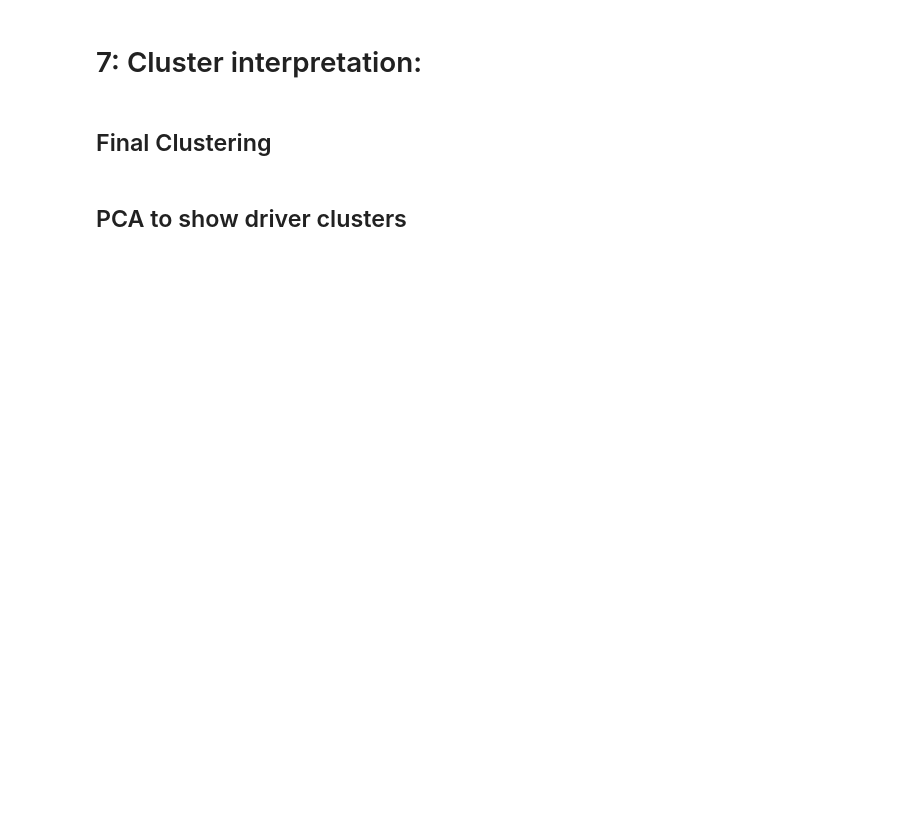
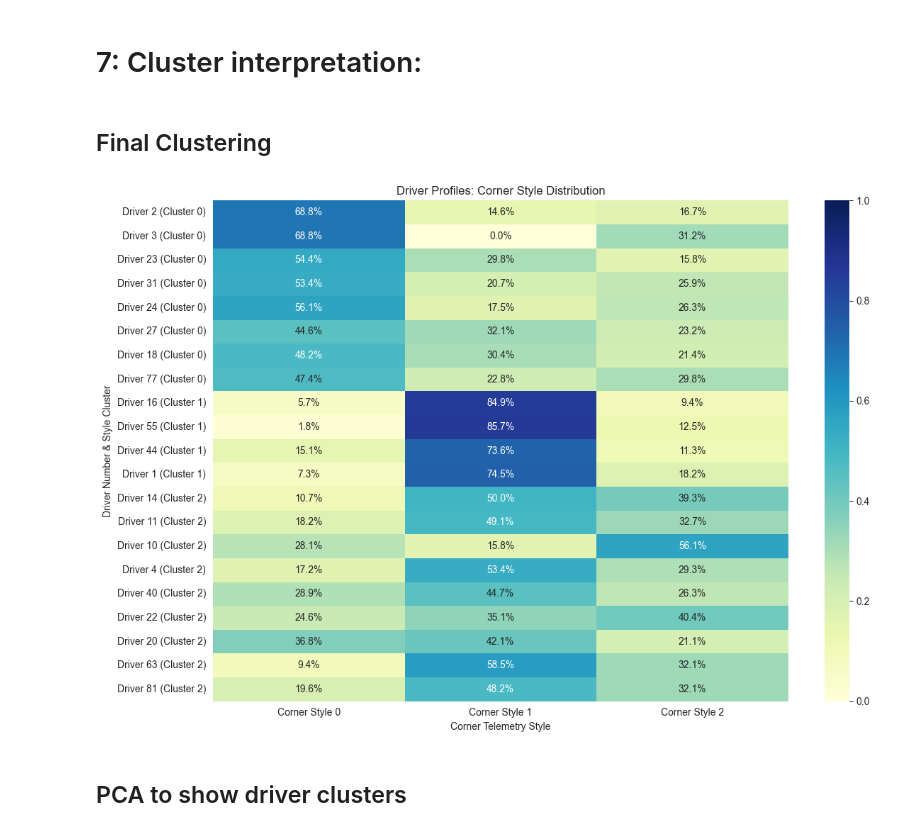
Before and after one commit to idobrenerm-gif/F1-Clustering-Project, a Jupyter notebook: finalproject - implementation.ipynb, the cells around one changed output. Cells and saved outputs as stored; diff of their text form; code cells hidden in the pictures; blank space fills up the shorter version.

```diff
--- a/finalproject - implementation.ipynb
+++ b/finalproject - implementation.ipynb
@@ -1022,26 +1053,31 @@ plt.show()
 # %%
 driver_profiles = pd.crosstab(df['driver_number'], df['kmeans_cluster'], normalize='index')
 driver_profiles.columns = [f'Corner Style {c}' for c in driver_profiles.columns]
 
 kmeans_drivers = KMeans(n_clusters=3, random_state=42)
 driver_profiles['Driver_Style_Cluster'] = kmeans_drivers.fit_predict(driver_profiles)
+
+mapping_dict = {0: 1, 1: 2, 2: 0}
+driver_profiles['Driver_Style_Cluster'] = driver_profiles['Driver_Style_Cluster'].map(mapping_dict)
 
 driver_profiles_sorted = driver_profiles.sort_values('Driver_Style_Cluster')
 cluster_labels = driver_profiles_sorted.pop('Driver_Style_Cluster')
 
 plt.figure(figsize=(12, 8))
 sns.heatmap(driver_profiles_sorted, annot=True, fmt=".1%", cmap="YlGnBu", vmin=0, vmax=1)
 
 y_labels = [f"Driver {idx} (Cluster {c})" for idx, c in zip(driver_profiles_sorted.index, cluster_labels)]
 plt.yticks(ticks=[i + 0.5 for i in range(len(y_labels))], labels=y_labels, rotation=0)
 
 plt.title('Driver Profiles: Corner Style Distribution')
 plt.ylabel('Driver Number & Style Cluster')
 plt.xlabel('Corner Telemetry Style')
 plt.tight_layout()
 plt.show()
 
 driver_profiles_sorted['Driver_Style_Cluster'] = cluster_labels
+# %% [output]
+[figure, added]
 # %% [markdown]
 ## PCA to show driver clusters
 # %%
```
Also changed, not shown: parts of 19 cells of this notebook, 6 other files.
